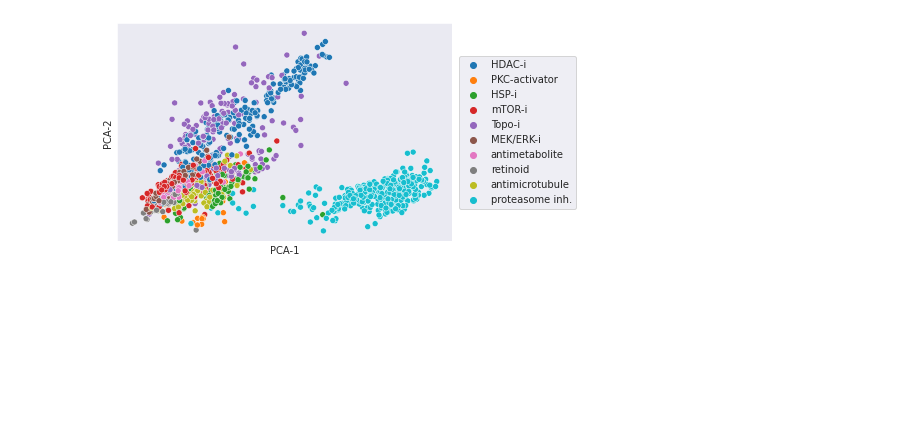
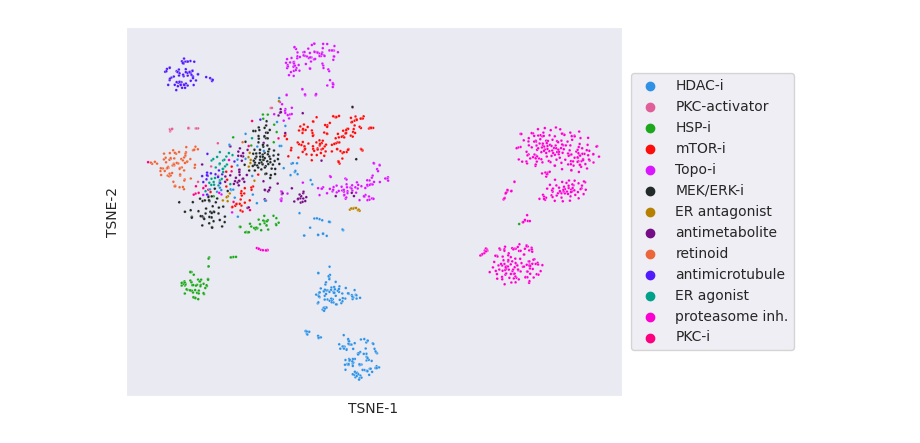
Before and after one commit to jianglikun/MOASL, a Jupyter notebook: analysis/analysis_drug_demention.ipynb, the cells around one changed output. Cells and saved outputs as stored; diff of their text form; code cells hidden in the pictures; blank space fills up the shorter version.

```diff
--- a/analysis/analysis_drug_demention.ipynb
+++ b/analysis/analysis_drug_demention.ipynb
@@ -77,11 +390,7 @@ Train & Test Embedding data (2931, 256) (1818, 256)
 # %%
-#############
-# stat moa
-#############
 moas = ['HDAC-i','HSP-i','MEK/ERK-i','PKC-activator','Topo-i','antimetabolite','antimicrotubule',
-        'retinoid','proteasome inh.','mTOR-i']
-moa_dict = {'HDAC-i':1,'HSP-i':2,'MEK/ERK-i':3,'PKC-activator':4,'Topo-i':5,'antimetabolite':6,'antimicrotubule':7,
-        'retinoid':8,'proteasome inh.':9,'mTOR-i':10}
+        'retinoid','proteasome inh.','mTOR-i','PKC-i',
+        'ER agonist','ER antagonist']
 
 train_sigs = train_df.index
 train_moas = [sig2drugmoa_dict[i][1] for i in train_sigs]
@@ -104,28 +436,19 @@ mTOR-i 156
 # %%
-##################
-# before train data
-##################
-plot_train_index = np.where(np.isin(train_moas,moas),True,False)
-plot_train_data = train_df.loc[plot_train_index]
+#################
+# before train plot TSNE
+#################
+import plotly.express as px
 
-plot_train_x = plot_train_data.values
-plot_train_y = [sig2drugmoa_dict[i][1] for i in plot_train_data.index]
-plot_train_y = np.array(plot_train_y)
-
-#################
-# before train plot PCA
-#################
-X_PCA = PCA(n_components=2).fit_transform(plot_train_x)
-
-df = pd.DataFrame(X_PCA)
+X = TSNE(n_components=2).fit_transform(plot_train_x)
+df = pd.DataFrame(X)
 df.columns = ['x','y']
 df['l'] = plot_train_y
-sns.scatterplot(data=df,x='x',y='y',hue='l')
+sns.scatterplot(data=df,x='x',y='y',hue='l',s=4,palette = px.colors.qualitative.Dark24)
 plt.xticks([],[])
 plt.yticks([],[])
-plt.xlabel('PCA-1')
-plt.ylabel('PCA-2')
+plt.xlabel('TSNE-1')
+plt.ylabel('TSNE-2')
 plt.legend(bbox_to_anchor=(1.005, 0.5), loc='center left')
 plt.show()
 # %% [output]
-[figure, old version]
+[figure, new version]
```
Also changed, not shown: parts of 18 cells of this notebook.
